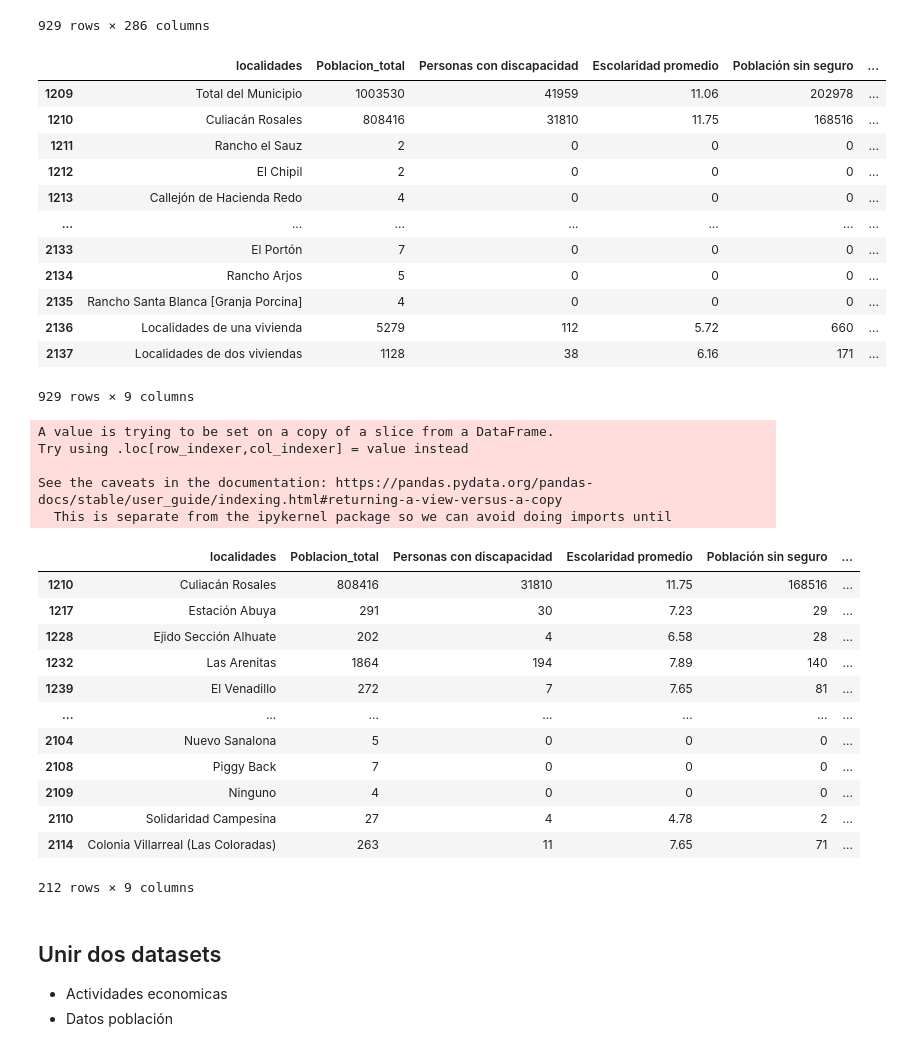
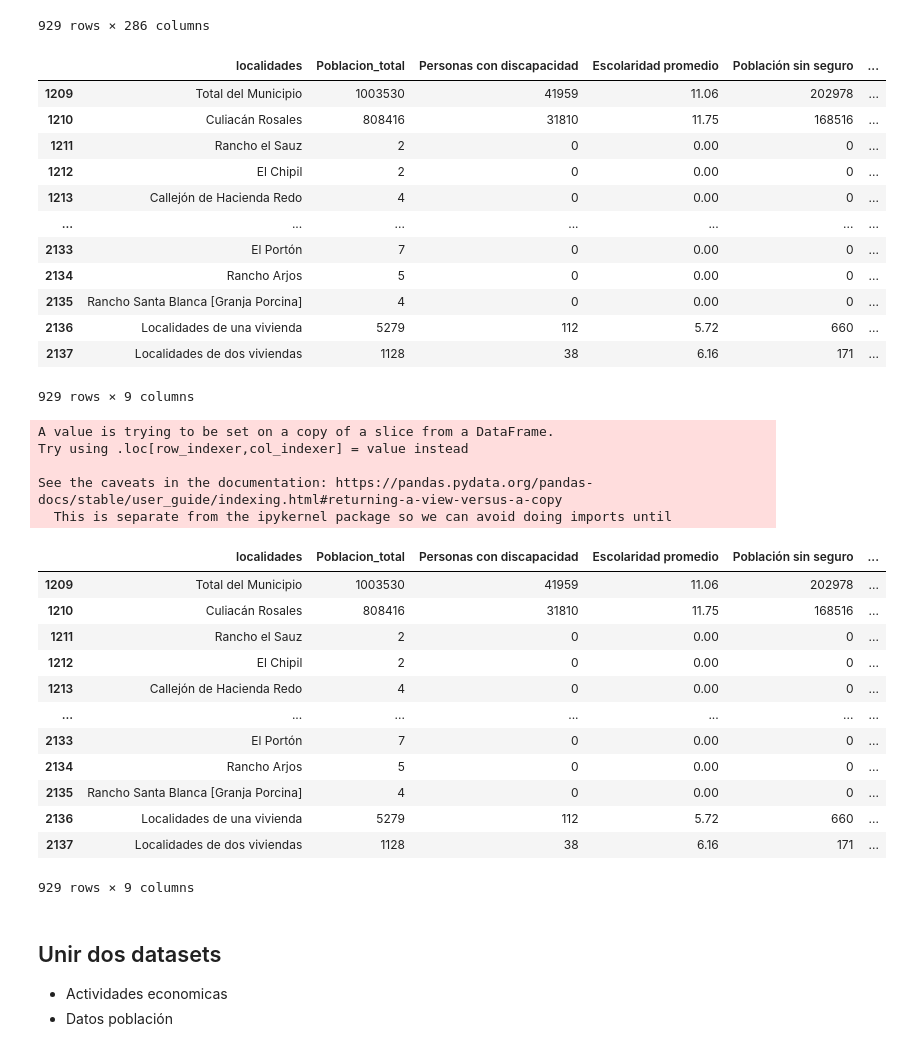
Before and after one commit to SABRIS13/CursoGit, a Jupyter notebook: Culiacan_cleaning.ipynb, the cells around one changed output. Saved outputs shown, nothing was run; the diff lists cells and outputs as text; code cells hidden in the pictures.

Commit message:
Terminar cleaning_transformar astype columns

```diff
--- a/Culiacan_cleaning.ipynb
+++ b/Culiacan_cleaning.ipynb
@@ -408,59 +408,59 @@ culiacan_pob
 | 2137 | 25 | Sinaloa | 6 | Culiacán | 9999 | Localidades de dos viviendas | NaN | NaN | NaN | 1128 | ... | ... |
 929 rows × 286 columns
 # %%
-culiacan_pob['Poblacion_total']=culiacan_pob['POBTOT']  #Cantidad de personas por localidad
-culiacan_pob['Personas con discapacidad']=culiacan_pob['PCON_DISC'] #Personas con alguna discapacidad
-culiacan_pob['Escolaridad promedio']=culiacan_pob['GRAPROES'] #Escolaridad promedio
-culiacan_pob['Población sin seguro']=culiacan_pob['PSINDER']  #Población sin ningún seguro social
-culiacan_pob['Población con seguro']=culiacan_pob['PDER_SS']  #Población con algún tipo de seguro social
-culiacan_pob['Población con religión']=culiacan_pob['PCATOLICA']+culiacan_pob['PRO_CRIEVA']+culiacan_pob['POTRAS_REL']  #Personas con alfuna afilación religiosa
-culiacan_pob['Población sin religion']=culiacan_pob['PSIN_RELIG'] #Personas ateas
-culiacan_pob['Viviendas habitdas']=culiacan_pob['TVIVHAB'] #Cantidad de viviendas habitadas
+culiacan_pob['Poblacion_total']=culiacan_pob['POBTOT'].astype(int)  #Cantidad de personas por localidad
+culiacan_pob['Personas con discapacidad']=culiacan_pob['PCON_DISC'].astype(int) #Personas con alguna discapacidad
+culiacan_pob['Escolaridad promedio']=culiacan_pob['GRAPROES'].astype(float) #Escolaridad promedio
+culiacan_pob['Población sin seguro']=culiacan_pob['PSINDER'].astype(int)  #Población sin ningún seguro social
+culiacan_pob['Población con seguro']=culiacan_pob['PDER_SS'].astype(int)  #Población con algún tipo de seguro social
+culiacan_pob['Población con religión']=culiacan_pob['PCATOLICA'].astype(int)+culiacan_pob['PRO_CRIEVA'].astype(int)+culiacan_pob['POTRAS_REL'].astype(int)  #Personas con alfuna afilación religiosa
+culiacan_pob['Población sin religion']=culiacan_pob['PSIN_RELIG'].astype(int) #Personas ateas
+culiacan_pob['Viviendas habitadas']=culiacan_pob['TVIVHAB'].astype(int) #Cantidad de viviendas habitadas
 culiacan_pob['localidades']=culiacan_pob['NOM_LOC']
 # %%
 #Columnas que nos interesa mantener del dataset culiacan_pob
-pob=culiacan_pob[['localidades','Poblacion_total','Personas con discapacidad','Escolaridad promedio','Población sin seguro','Población con seguro','Población con religión','Población sin religion','Viviendas habitdas']]
+pob=culiacan_pob[['localidades','Poblacion_total','Personas con discapacidad','Escolaridad promedio','Población sin seguro','Población con seguro','Población con religión','Población sin religion','Viviendas habitadas']]
 pob
 # %% [output]
 |  | localidades | Poblacion_total | Personas con discapacidad | Escolaridad promedio | Población sin seguro | ... |
 | 1209 | Total del Municipio | 1003530 | 41959 | 11.06 | 202978 | ... |
 | 1210 | Culiacán Rosales | 808416 | 31810 | 11.75 | 168516 | ... |
-| 1211 | Rancho el Sauz | 2 | 0 | 0 | 0 | ... |
-| 1212 | El Chipil | 2 | 0 | 0 | 0 | ... |
-| 1213 | Callejón de Hacienda Redo | 4 | 0 | 0 | 0 | ... |
+| 1211 | Rancho el Sauz | 2 | 0 | 0.00 | 0 | ... |
+| 1212 | El Chipil | 2 | 0 | 0.00 | 0 | ... |
+| 1213 | Callejón de Hacienda Redo | 4 | 0 | 0.00 | 0 | ... |
 | ... | ... | ... | ... | ... | ... | ... |
-| 2133 | El Portón | 7 | 0 | 0 | 0 | ... |
-| 2134 | Rancho Arjos | 5 | 0 | 0 | 0 | ... |
-| 2135 | Rancho Santa Blanca [Granja Porcina] | 4 | 0 | 0 | 0 | ... |
+| 2133 | El Portón | 7 | 0 | 0.00 | 0 | ... |
+| 2134 | Rancho Arjos | 5 | 0 | 0.00 | 0 | ... |
+| 2135 | Rancho Santa Blanca [Granja Porcina] | 4 | 0 | 0.00 | 0 | ... |
 | 2136 | Localidades de una vivienda | 5279 | 112 | 5.72 | 660 | ... |
 | 2137 | Localidades de dos viviendas | 1128 | 38 | 6.16 | 171 | ... |
 929 rows × 9 columns
 # %%
 #Filtrar culiacan población con las localidades que contamos en dataset de act. esconomicas
 localidades_1=sorted(list(act['localidades'].unique()))
 pob['pop_localidad']=pob['localidades'].apply(lambda x: True if x in localidades_1 else False)
-pob = pob.drop(pob[pob['pop_localidad'] ==False].index)
-pop=pob.drop(['pop_localidad'], axis=1)
-pop  #Dataset listo para unir
+pop= pob.drop(pob[pob['pop_localidad'] ==False].index)
+pob_culiacan=pob.drop(['pop_localidad'], axis=1)
+pob_culiacan  #Dataset listo para unir
 # %% [output]
 A value is trying to be set on a copy of a slice from a DataFrame.
 Try using .loc[row_indexer,col_indexer] = value instead
 
 See the caveats in the documentation: https://pandas.pydata.org/pandas-docs/stable/user_guide/indexing.html#returning-a-view-versus-a-copy
   This is separate from the ipykernel package so we can avoid doing imports until
 |  | localidades | Poblacion_total | Personas con discapacidad | Escolaridad promedio | Población sin seguro | ... |
+| 1209 | Total del Municipio | 1003530 | 41959 | 11.06 | 202978 | ... |
 | 1210 | Culiacán Rosales | 808416 | 31810 | 11.75 | 168516 | ... |
-| 1217 | Estación Abuya | 291 | 30 | 7.23 | 29 | ... |
-| 1228 | Ejido Sección Alhuate | 202 | 4 | 6.58 | 28 | ... |
-| 1232 | Las Arenitas | 1864 | 194 | 7.89 | 140 | ... |
-| 1239 | El Venadillo | 272 | 7 | 7.65 | 81 | ... |
+| 1211 | Rancho el Sauz | 2 | 0 | 0.00 | 0 | ... |
+| 1212 | El Chipil | 2 | 0 | 0.00 | 0 | ... |
+| 1213 | Callejón de Hacienda Redo | 4 | 0 | 0.00 | 0 | ... |
 | ... | ... | ... | ... | ... | ... | ... |
-| 2104 | Nuevo Sanalona | 5 | 0 | 0 | 0 | ... |
-| 2108 | Piggy Back | 7 | 0 | 0 | 0 | ... |
-| 2109 | Ninguno | 4 | 0 | 0 | 0 | ... |
-| 2110 | Solidaridad Campesina | 27 | 4 | 4.78 | 2 | ... |
-| 2114 | Colonia Villarreal (Las Coloradas) | 263 | 11 | 7.65 | 71 | ... |
+| 2133 | El Portón | 7 | 0 | 0.00 | 0 | ... |
+| 2134 | Rancho Arjos | 5 | 0 | 0.00 | 0 | ... |
+| 2135 | Rancho Santa Blanca [Granja Porcina] | 4 | 0 | 0.00 | 0 | ... |
+| 2136 | Localidades de una vivienda | 5279 | 112 | 5.72 | 660 | ... |
+| 2137 | Localidades de dos viviendas | 1128 | 38 | 6.16 | 171 | ... |
-212 rows × 9 columns
+929 rows × 9 columns
 # %% [markdown]
 ## Unir dos datasets
 
```
Also changed, not shown: parts of 4 cells of this notebook.
